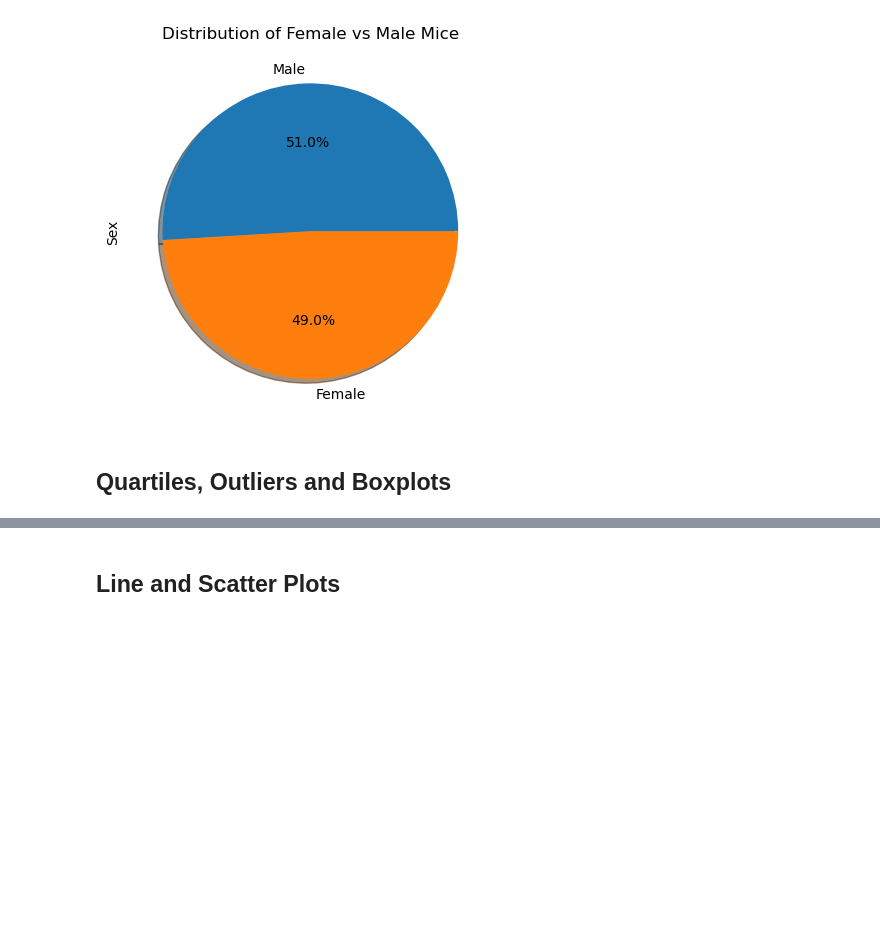
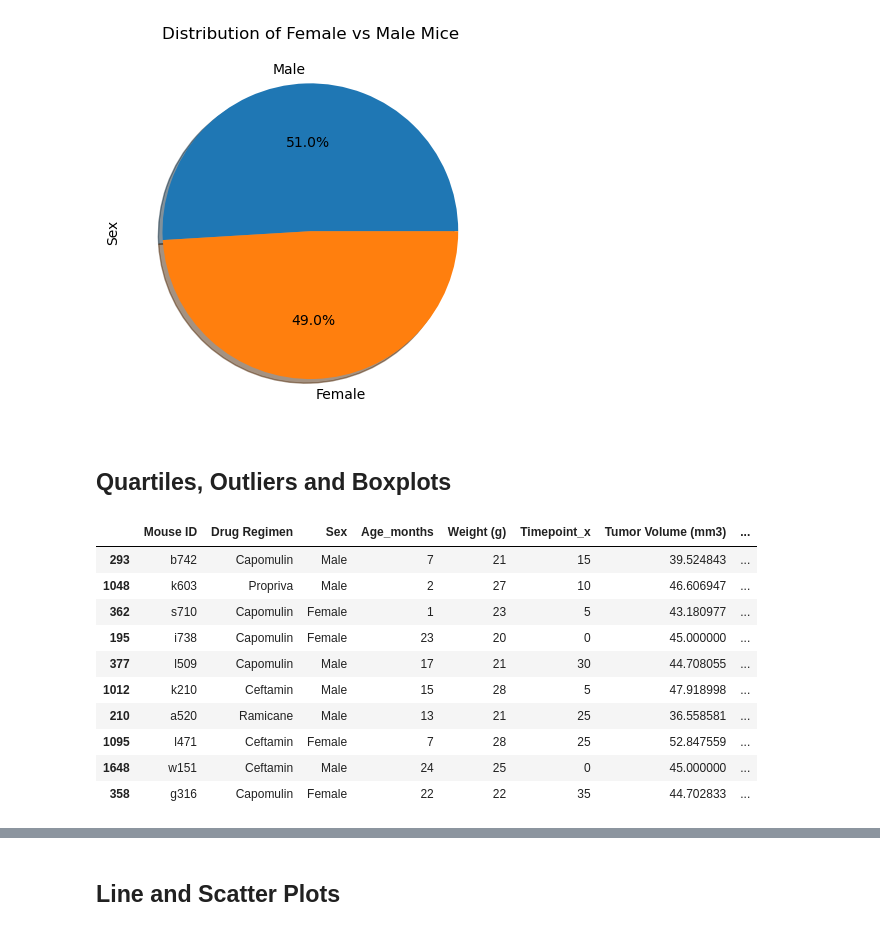
Before and after one commit to peggz19/matplotlib---challenge, a Jupyter notebook: pymaceuticals.ipynb, the cells around one changed output, grey strips where cells are left out. Cells and saved outputs as stored; diff of their text form; code cells hidden in the pictures; blank space fills up the shorter version.

```diff
--- a/pymaceuticals.ipynb
+++ b/pymaceuticals.ipynb
@@ -171,11 +172,25 @@ plt.show()
 # %%
 # Calculate the final tumor volume of each mouse across four of the treatment regimens:
 # Capomulin, Ramicane, Infubinol, and Ceftamin
 
 # Start by getting the last (greatest) timepoint for each mouse
-
-
+last_timepoint = pd.DataFrame(clean_df.groupby('Mouse ID')['Timepoint'].max())
 # Merge this group df with the original DataFrame to get the tumor volume at the last timepoint
+merged_df = pd.merge(clean_df,last_timepoint, on = 'Mouse ID', how = 'outer')
+merged_df = merged_df.rename(columns = {'Timepoint_y':'Max Timepoint'})
+merged_df.sample(10)
+# %% [output]
+|  | Mouse ID | Drug Regimen | Sex | Age_months | Weight (g) | Timepoint_x | Tumor Volume (mm3) | ... |
+| 293 | b742 | Capomulin | Male | 7 | 21 | 15 | 39.524843 | ... |
+| 1048 | k603 | Propriva | Male | 2 | 27 | 10 | 46.606947 | ... |
+| 362 | s710 | Capomulin | Female | 1 | 23 | 5 | 43.180977 | ... |
+| 195 | i738 | Capomulin | Female | 23 | 20 | 0 | 45.000000 | ... |
+| 377 | l509 | Capomulin | Male | 17 | 21 | 30 | 44.708055 | ... |
+| 1012 | k210 | Ceftamin | Male | 15 | 28 | 5 | 47.918998 | ... |
+| 210 | a520 | Ramicane | Male | 13 | 21 | 25 | 36.558581 | ... |
+| 1095 | l471 | Ceftamin | Female | 7 | 28 | 25 | 52.847559 | ... |
+| 1648 | w151 | Ceftamin | Male | 24 | 25 | 0 | 45.000000 | ... |
+| 358 | g316 | Capomulin | Female | 22 | 22 | 35 | 44.702833 | ... |
 # %%
 # Put treatments into a list for for loop (and later for plot labels)
 
```
Also changed, not shown: parts of 2 cells of this notebook.
